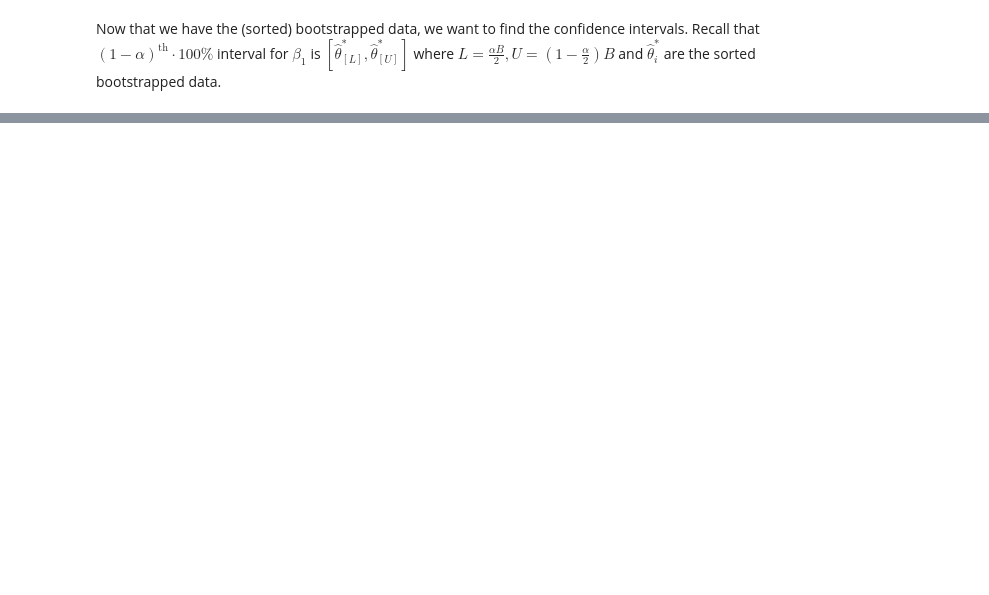
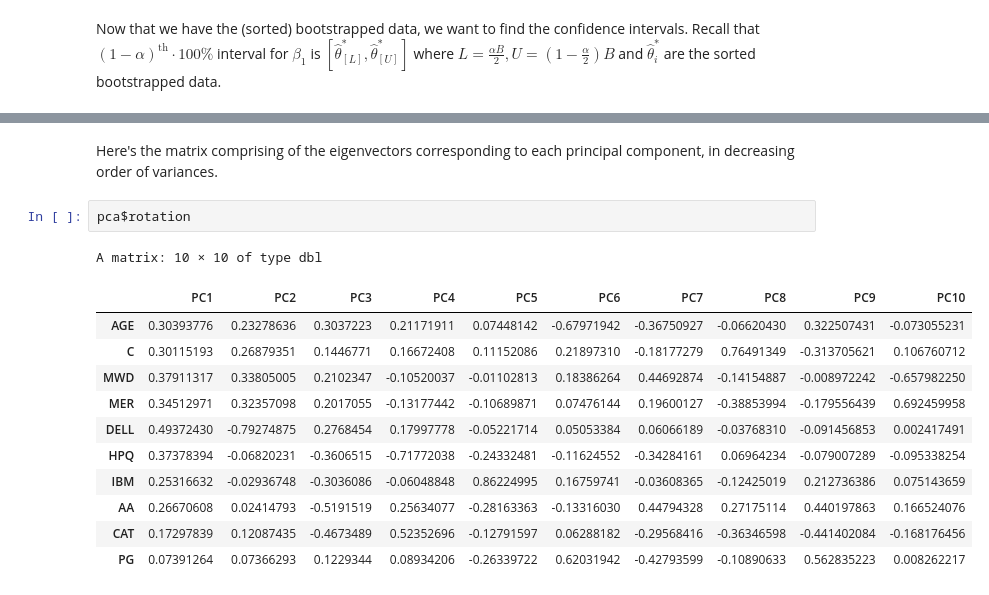
Before and after one commit to nilavam/Data-Mining, a Jupyter notebook: Assign2/Assignment 2.ipynb, the cells around one changed output, grey strips where cells are left out. Cells and saved outputs as stored; diff of their text form; blank space fills up the shorter version.

```diff
--- a/Assign2/Assignment 2.ipynb
+++ b/Assign2/Assignment 2.ipynb
@@ -79,0 +121,17 @@ numeric(0)
+# %% [markdown]
+Here's the matrix comprising of the eigenvectors corresponding to each principal component, in decreasing order of variances.
+# %%
+pca$rotation
+# %% [output]
+A matrix: 10 × 10 of type dbl
+|  | PC1 | PC2 | PC3 | PC4 | PC5 | PC6 | PC7 | PC8 | PC9 | PC10 |
+| AGE | 0.30393776 | 0.23278636 | 0.3037223 | 0.21171911 | 0.07448142 | -0.67971942 | -0.36750927 | -0.06620430 | 0.322507431 | -0.073055231 |
+| C | 0.30115193 | 0.26879351 | 0.1446771 | 0.16672408 | 0.11152086 | 0.21897310 | -0.18177279 | 0.76491349 | -0.313705621 | 0.106760712 |
+| MWD | 0.37911317 | 0.33805005 | 0.2102347 | -0.10520037 | -0.01102813 | 0.18386264 | 0.44692874 | -0.14154887 | -0.008972242 | -0.657982250 |
+| MER | 0.34512971 | 0.32357098 | 0.2017055 | -0.13177442 | -0.10689871 | 0.07476144 | 0.19600127 | -0.38853994 | -0.179556439 | 0.692459958 |
+| DELL | 0.49372430 | -0.79274875 | 0.2768454 | 0.17997778 | -0.05221714 | 0.05053384 | 0.06066189 | -0.03768310 | -0.091456853 | 0.002417491 |
+| HPQ | 0.37378394 | -0.06820231 | -0.3606515 | -0.71772038 | -0.24332481 | -0.11624552 | -0.34284161 | 0.06964234 | -0.079007289 | -0.095338254 |
+| IBM | 0.25316632 | -0.02936748 | -0.3036086 | -0.06048848 | 0.86224995 | 0.16759741 | -0.03608365 | -0.12425019 | 0.212736386 | 0.075143659 |
+| AA | 0.26670608 | 0.02414793 | -0.5191519 | 0.25634077 | -0.28163363 | -0.13316030 | 0.44794328 | 0.27175114 | 0.440197863 | 0.166524076 |
+| CAT | 0.17297839 | 0.12087435 | -0.4673489 | 0.52352696 | -0.12791597 | 0.06288182 | -0.29568416 | -0.36346598 | -0.441402084 | -0.168176456 |
+| PG | 0.07391264 | 0.07366293 | 0.1229344 | 0.08934206 | -0.26339722 | 0.62031942 | -0.42793599 | -0.10890633 | 0.562835223 | 0.008262217 |
```
Also changed, not shown: parts of 15 cells of this notebook, 3 other files.
